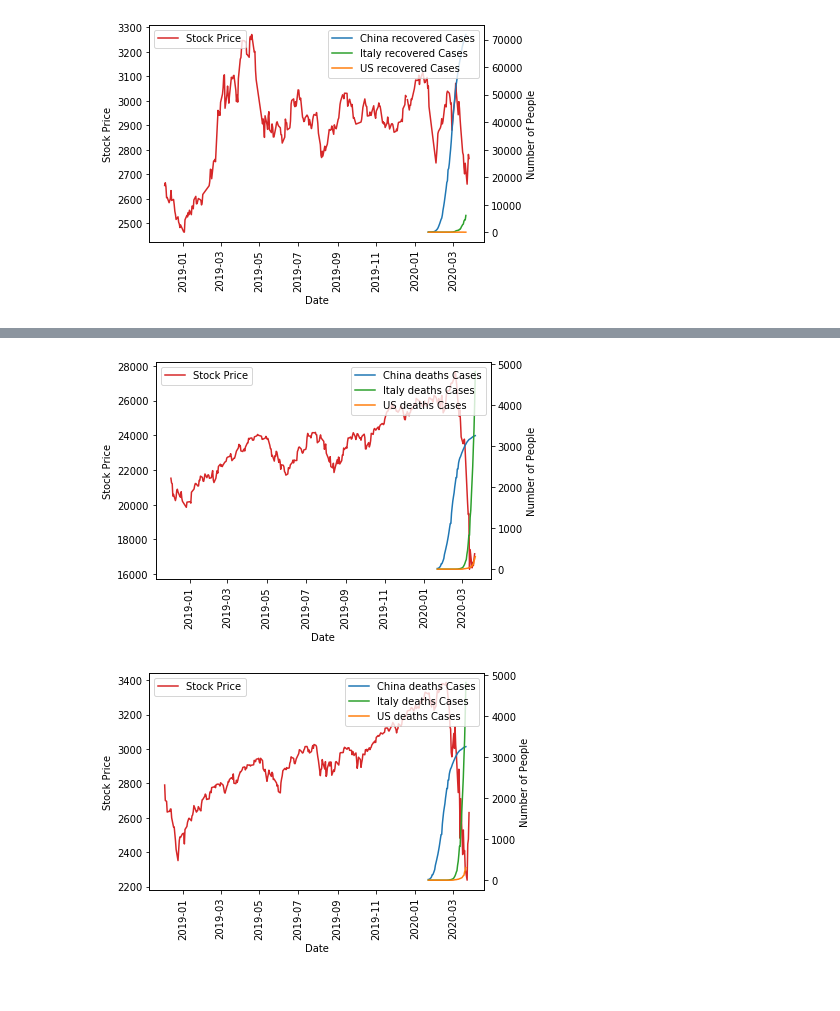
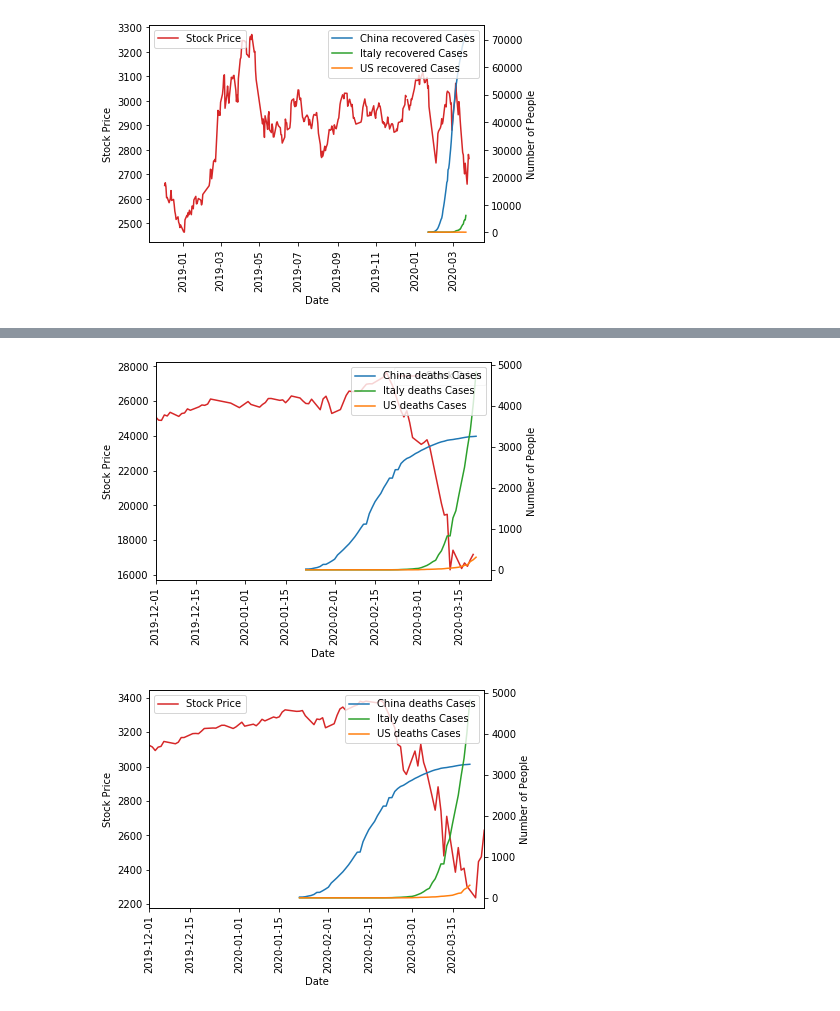
Before and after one commit to nberman12/COVID19-vs-Stocks, a Jupyter notebook: dev/daniel/Data_Collection2.ipynb, the cells around one changed output, grey strips where cells are left out. Cells and saved outputs as stored; diff of their text form; code cells hidden in the pictures.

```diff
--- a/dev/daniel/Data_Collection2.ipynb
+++ b/dev/daniel/Data_Collection2.ipynb
@@ -1141,28 +1145,29 @@ plt.show()
 # %%
 #stock price vs confirmed cases
 fig, ax1 = plt.subplots()
 color = 'tab:red'
 ax1.set_xlabel('Date')
 
 ax1.set_ylabel('Stock Price')
 ax1.plot(italy_df['Date'],italy_df['Price'], label = "Stock Price", color=color)
 #plt.yscale('symlog')
 plt.legend()
 plt.xticks(rotation=90)
+plt.xlim(datetime.date(2019,12,1),datetime.date(2020,3,26))
 ax2 = ax1.twinx()
 color1 = 'tab:blue'
 color2 = 'tab:green'
 color3 = 'tab:orange'
 ax2.set_ylabel('Number of People')
 ax2.plot(china_deaths['China'], label = "China deaths Cases", color=color1)
 ax2.plot(italy_deaths['Italy'], label = "Italy deaths Cases", color=color2)
 ax2.plot(us_deaths['US'], label = "US deaths Cases", color=color3)
 
 plt.legend(loc = 'upper right')
 plt.savefig("graphs/Italy Stock vs Total Deaths")
 plt.show()
 # %% [output]
-[figure, old version]
+[figure, new version]
 # %%
 #stock price vs confirmed cases
 fig, ax1 = plt.subplots()
@@ -1170,7 +1175,7 @@ color = 'tab:red'
 ax1.set_xlabel('Date')
 ax1.set_ylabel('Stock Price')
 ax1.plot(smp_df['Date'],smp_df['Close'], label = "Stock Price", color=color)
-
+plt.xlim(datetime.date(2019,12,1),datetime.date(2020,3,26))
 #plt.yscale('symlog')
 plt.legend()
 plt.xticks(rotation=90)
@@ -1187,7 +1192,7 @@ plt.legend(loc = 'upper right')
 plt.savefig("graphs/SMP Stock vs Total Deaths")
 plt.show()
 # %% [output]
-[figure, old version]
+[figure, new version]
 # %%
 dji_df["Date"]=pd.to_datetime(dji_df["Date"])
 #stock price vs confirmed cases
```
Also changed, not shown: parts of 18 cells of this notebook, 14 other files.
